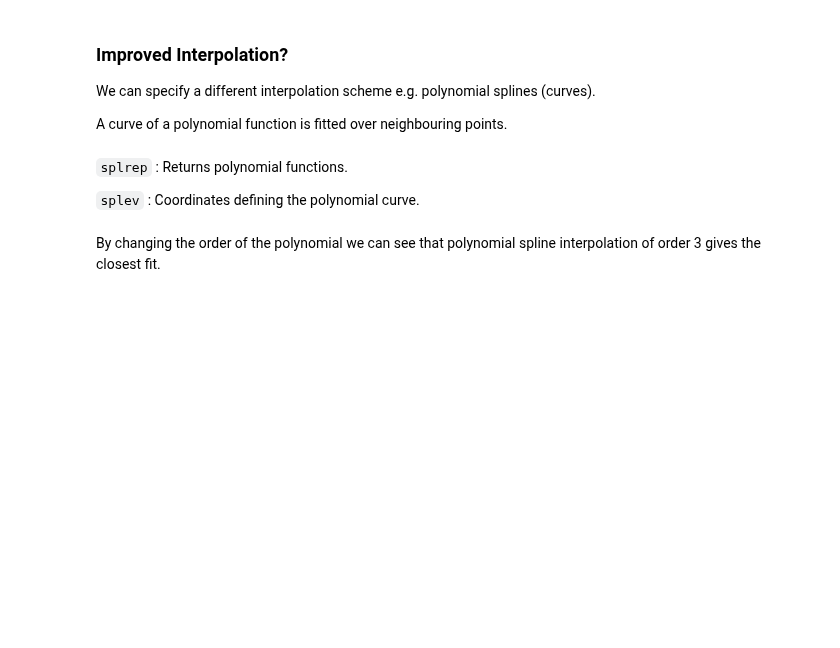
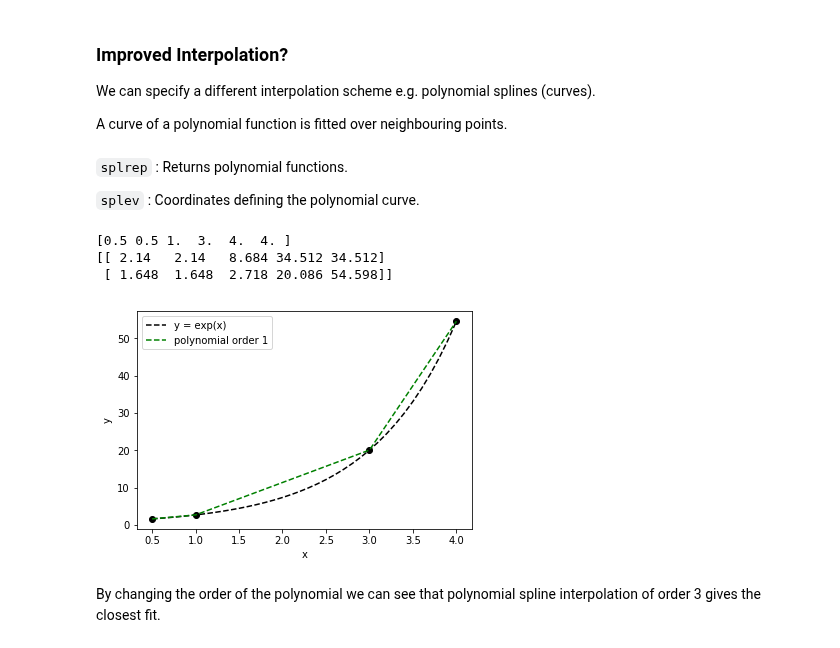
Before and after one commit to vongvanicht/Intro_to_Python, a Jupyter notebook: 05_Plotting_Analysing.ipynb, the cells around one changed output. Saved outputs shown, nothing was run; the diff lists cells and outputs as text; code cells hidden in the pictures; blank space fills up the shorter version.

```diff
--- a/05_Plotting_Analysing.ipynb
+++ b/05_Plotting_Analysing.ipynb
@@ -843,3 +834,62 @@ import scipy.interpolate
+# %%
+import numpy as np
+import matplotlib.pyplot as plt
+
+
+# ***** EDIT PREVIOUS EXAMPLE*****
+from scipy.interpolate import splrep
+from scipy.interpolate import splev
+import scipy.interpolate
+
+
+
+# original data
+x = np.array([0.5,1,3,4])
+y = np.array([1.648,  2.718, 20.086, 54.598])
+plt.plot(x, y, 'ko')
+
+# range of values for x axis
+interval = 0.1
+x_int = np.arange(x[0], x[-1]+interval, interval)
+
+# function data
+plt.plot(x_int, np.exp(x_int), 'k--', label='y = exp(x)')
+
+
+
+# ***** EDIT PREVIOUS EXAMPLE*****
+# order polynomial interpolation - CHANGE THIS
+order_poly = 1
+
+
+# ***** EDIT PREVIOUS EXAMPLE*****
+# interpolated data
+# f = interp1d(x, y)
+# plt.plot(x_int, f(x_int), 'g--', label='linear interpolation')
+func = splrep(x, y, k=order_poly)
+y_int = splev(x_int, func)
+plt.plot(x_int, y_int, 'g--', label=f'polynomial order {order_poly}')
+
+
+# plot labels and legend
+plt.legend()
+plt.xlabel('x')
+plt.ylabel('y')
+#plt.show()
+
+
+# ***** EDIT PREVIOUS EXAMPLE*****
+# coefficients that define ppolynomial curve
+F   = scipy.interpolate.PPoly.from_spline(func)
+# break points or knots
+print(F.x)
+# coefficients at breakpoints
+print(F.c)
+# %% [output]
+[0.5 0.5 1.  3.  4.  4. ]
+[[ 2.14   2.14   8.684 34.512 34.512]
+ [ 1.648  1.648  2.718 20.086 54.598]]
+[figure, added]
 # %% [markdown]
 By changing the order of the polynomial we can see that polynomial spline interpolation of order 3 gives the closest fit.
 # %%
```
Also changed, not shown: parts of 20 cells of this notebook, 10 other files.
